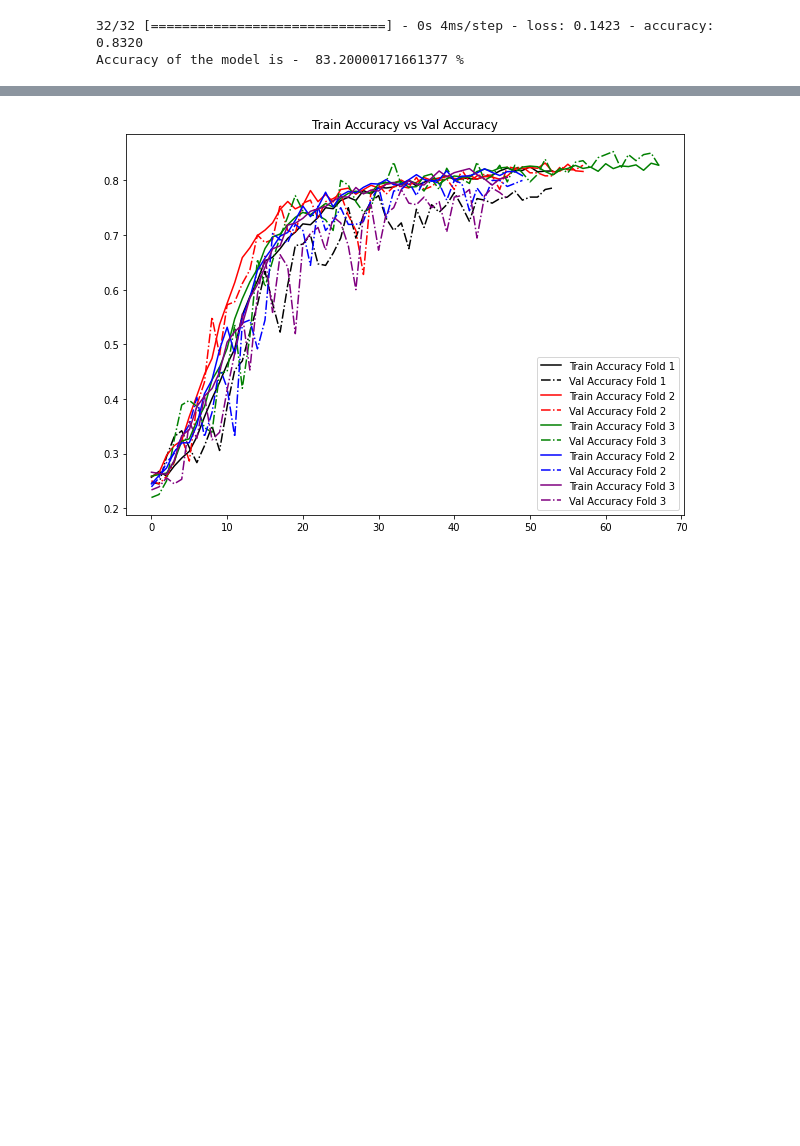
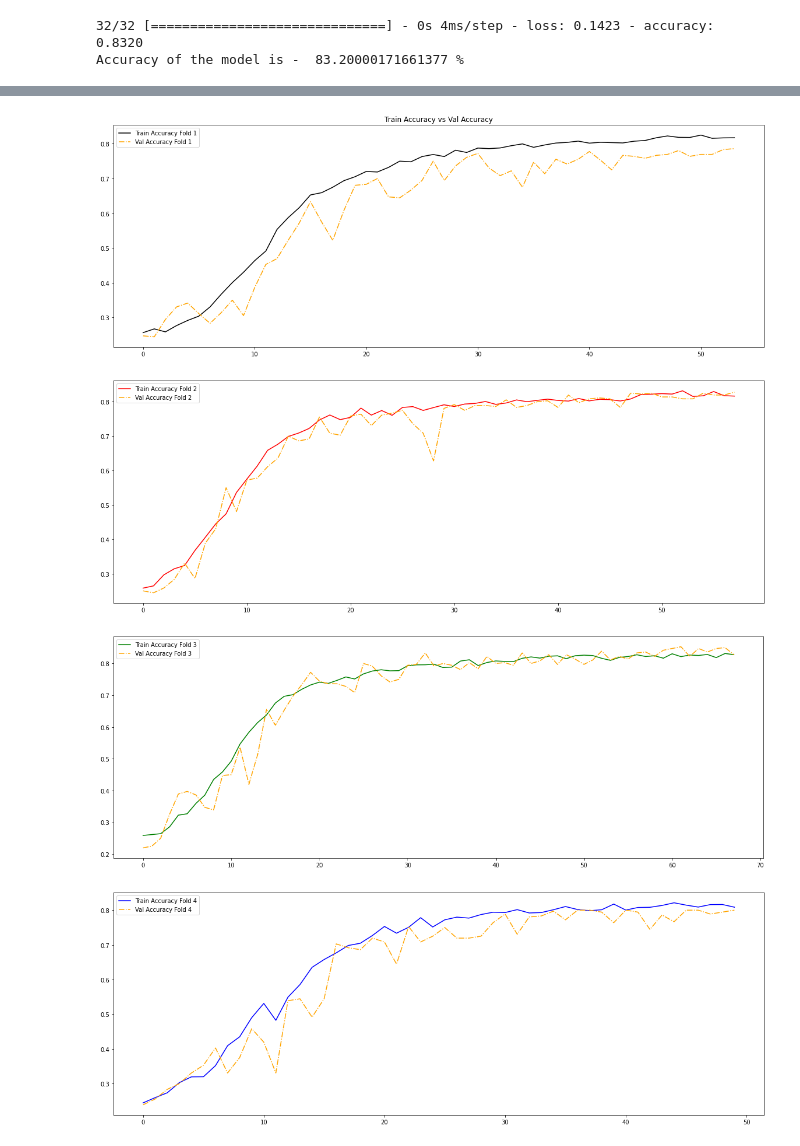
Before and after one commit to wedexyz/eeg-, a Jupyter notebook: notesreduce.ipynb, the cells around one changed output, grey strips where cells are left out. Saved outputs shown, nothing was run; the diff lists cells and outputs as text; code cells hidden in the pictures; blank space fills up the shorter version.

```diff
--- a/notesreduce.ipynb
+++ b/notesreduce.ipynb
@@ -25,7 +25,7 @@ from keras.layers import Dense, Conv2D , MaxPool2D , Flatten , Dropout , BatchNo
 from keras.optimizers import Adam
 import matplotlib.pyplot as plt
 %matplotlib inline
-plt.rcParams["figure.figsize"] = (10,7)
+plt.rcParams["figure.figsize"] = (20,7)
 import pandas as pd
 import os
 import random
@@ -315,21 +321,28 @@ plt.show()
 # %%
 plt.title('Train Accuracy vs Val Accuracy')
 plt.plot(model_history[0].history['accuracy'], label='Train Accuracy Fold 1', color='black')
-plt.plot(model_history[0].history['val_accuracy'], label='Val Accuracy Fold 1', color='black', linestyle = "dashdot")
-
+plt.plot(model_history[0].history['val_accuracy'], label='Val Accuracy Fold 1', color='orange', linestyle = "dashdot")
+plt.legend()
+plt.show()
 plt.plot(model_history[1].history['accuracy'], label='Train Accuracy Fold 2', color='red', )
-plt.plot(model_history[1].history['val_accuracy'], label='Val Accuracy Fold 2', color='red', linestyle = "dashdot")
-
+plt.plot(model_history[1].history['val_accuracy'], label='Val Accuracy Fold 2', color='orange', linestyle = "dashdot")
+plt.legend()
+plt.show()
 plt.plot(model_history[2].history['accuracy'], label='Train Accuracy Fold 3', color='green', )
-plt.plot(model_history[2].history['val_accuracy'], label='Val Accuracy Fold 3', color='green', linestyle = "dashdot")
-
-plt.plot(model_history[3].history['accuracy'], label='Train Accuracy Fold 2', color='blue', )
-plt.plot(model_history[3].history['val_accuracy'], label='Val Accuracy Fold 2', color='blue', linestyle = "dashdot")
-
-plt.plot(model_history[4].history['accuracy'], label='Train Accuracy Fold 3', color='purple', )
-plt.plot(model_history[4].history['val_accuracy'], label='Val Accuracy Fold 3', color='purple', linestyle = "dashdot")
+plt.plot(model_history[2].history['val_accuracy'], label='Val Accuracy Fold 3', color='orange', linestyle = "dashdot")
+plt.legend()
+plt.show()
+plt.plot(model_history[3].history['accuracy'], label='Train Accuracy Fold 4', color='blue', )
+plt.plot(model_history[3].history['val_accuracy'], label='Val Accuracy Fold 4', color='orange', linestyle = "dashdot")
+plt.legend()
+plt.show()
+plt.plot(model_history[4].history['accuracy'], label='Train Accuracy Fold 5', color='brown', )
+plt.plot(model_history[4].history['val_accuracy'], label='Val Accuracy Fold 5', color='orange', linestyle = "dashdot")
 
 plt.legend()
 plt.show()
 # %% [output]
-[figure, old version]
+[figure, new version]
+[figure, added]
+[figure, added]
+[figure, added]
```
Also changed, not shown: parts of 4 cells of this notebook.
